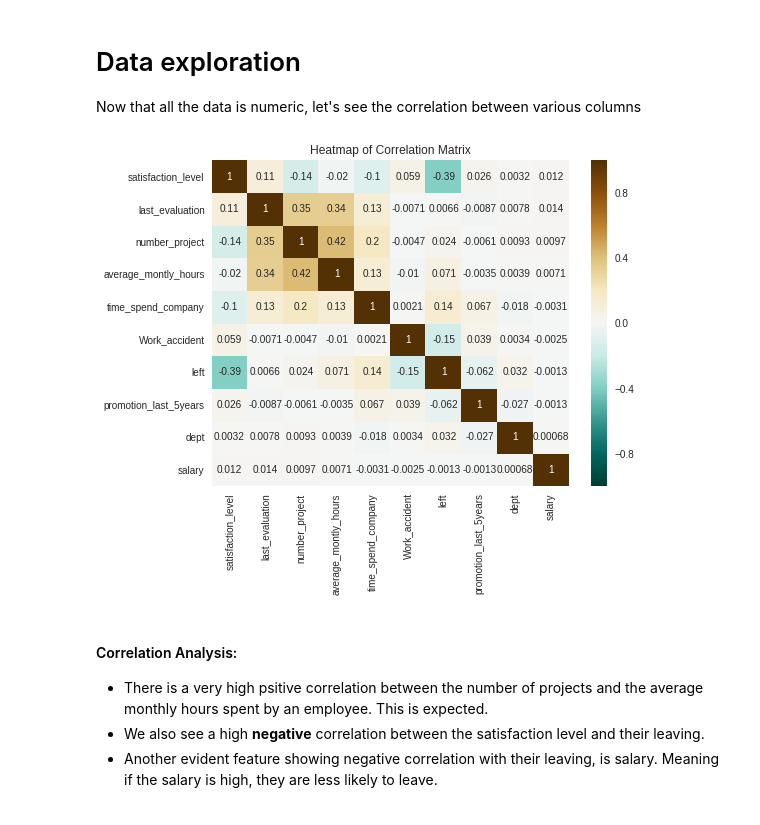
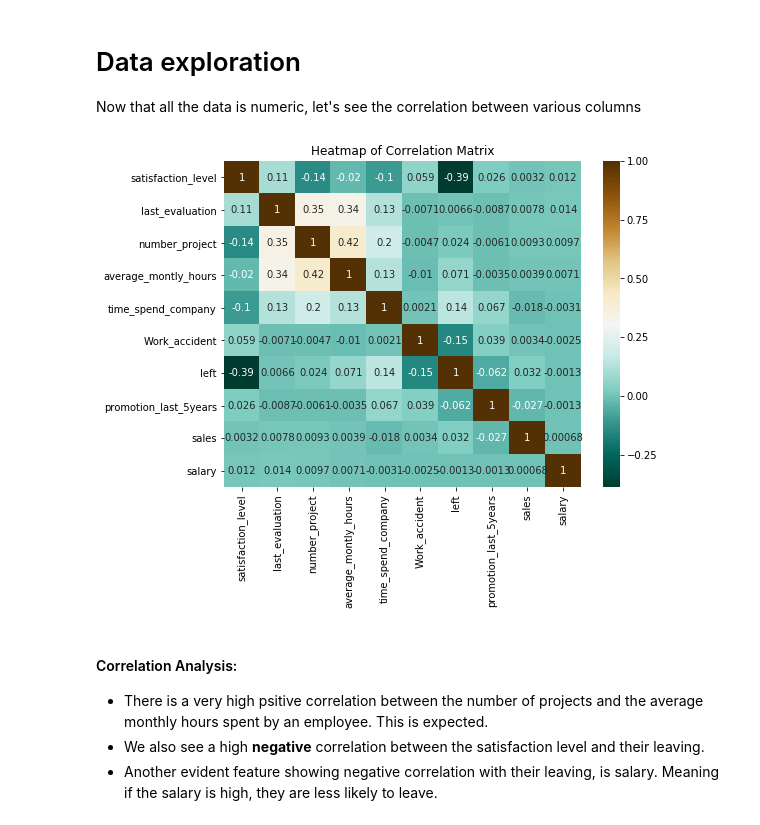
Before and after one commit to ad6190/machine-learning, a Jupyter notebook: captsone_project/HR_analytics.ipynb, the cells around one changed output. Cells and saved outputs as stored; diff of their text form; code cells hidden in the pictures.

```diff
--- a/captsone_project/HR_analytics.ipynb
+++ b/captsone_project/HR_analytics.ipynb
@@ -61,7 +61,7 @@ df.salary.unique()
 # %% [output]
 array(['low', 'medium', 'high'], dtype=object)
 # %%
-df['dept'] = df['dept'].astype('category')
+df['sales'] = df['sales'].astype('category')
 df['salary'] = df['salary'].astype('category')
 cat_columns = df.select_dtypes(['category']).columns
 cat_columns
@@ -178,13 +150,13 @@ Now that all the data is numeric, let's see the correlation between various colu
 # %%
 fig = plt.figure(figsize=(8,6))
 cor = df.corr()
 sns.heatmap(cor,annot=True,cmap='BrBG_r',
             xticklabels=cor.columns.values,
             yticklabels=cor.columns.values)
-sns.plt.title('Heatmap of Correlation Matrix')
-sns.plt.savefig("correlation.png")
+plt.title('Heatmap of Correlation Matrix')
+plt.savefig("correlation.png")
 # %% [output]
-[figure, old version]
+[figure, new version]
 # %% [markdown]
 #### Correlation Analysis:
 
```
Also changed, not shown: parts of 16 cells of this notebook, 6 other files.
